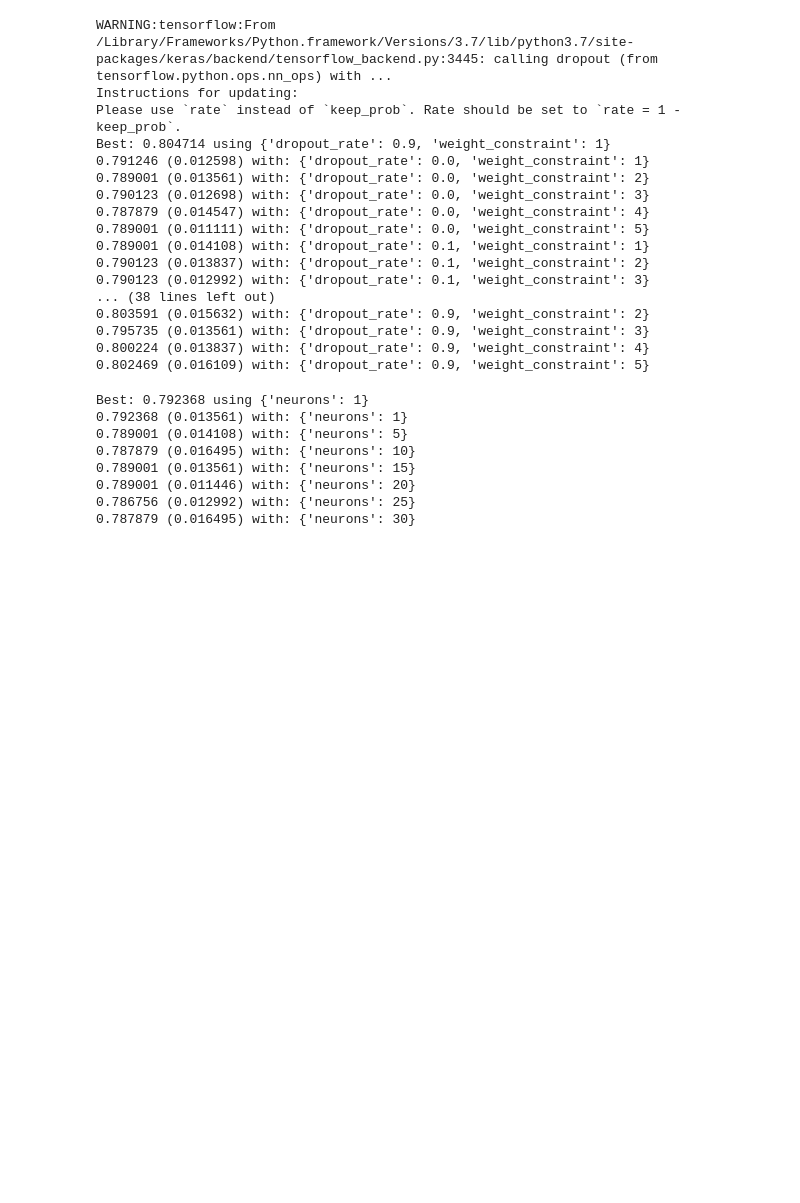
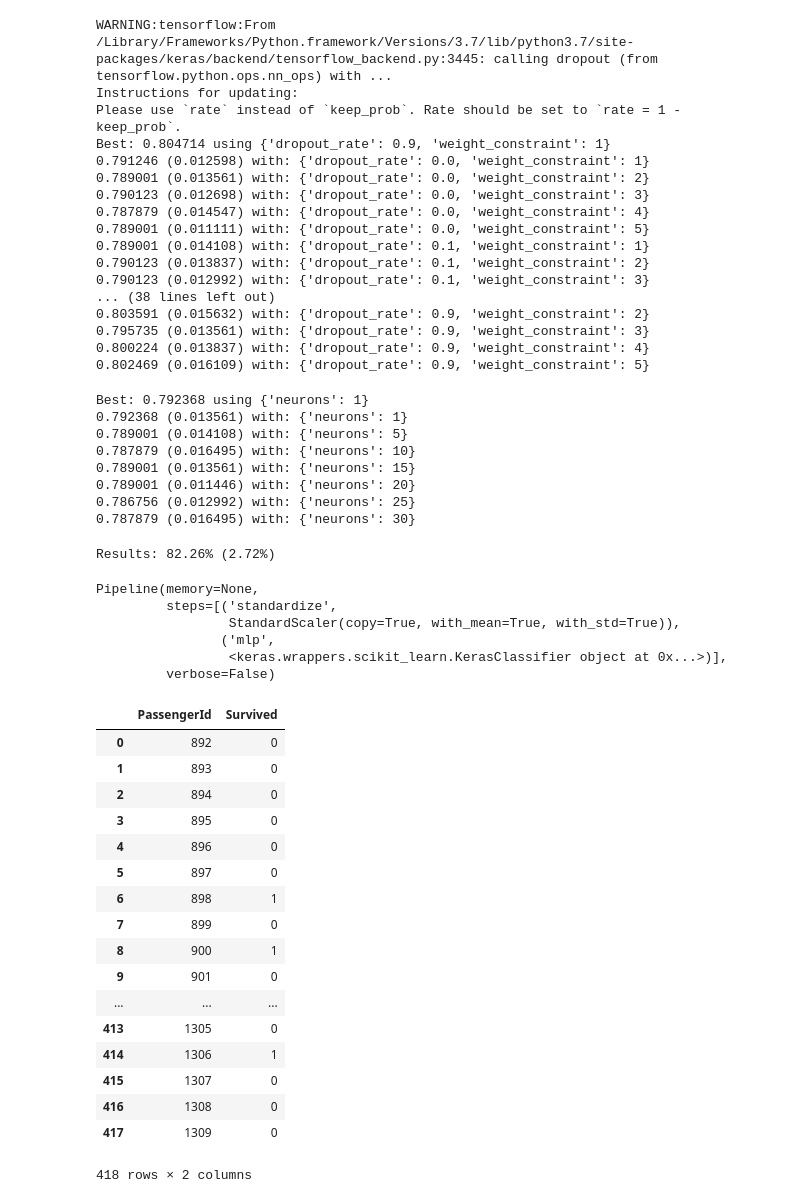
Before and after one commit to LikeMike81/Kaggle-Project-Titanic-Machine-Learning-from-Disaster, a Jupyter notebook: Untitled.ipynb, the cells around one changed output. Cells and saved outputs as stored; diff of their text form; code cells hidden in the pictures; blank space fills up the shorter version.

```diff
--- a/Untitled.ipynb
+++ b/Untitled.ipynb
@@ -392,6 +392,8 @@ Accuracy: 84.51%
 # %%
 kaggle=testdf_clean[['PassengerId', 'keras']]
 kaggle.columns = ['PassengerId', 'Survived']
+kaggle.Survived = kaggle.Survived.astype(int)
+kaggle.to_csv('titanic.csv', index=False)
 # %%
 kaggle.Survived = kaggle.Survived.astype(int)
 # %% [output]
@@ -751,0 +774,19 @@ Best: 0.792368 using {'neurons': 1}
+# %%
+estimators = []
+estimators.append(('standardize', StandardScaler()))
+estimators.append(('mlp', KerasClassifier(build_fn=create_baseline, epochs=100, batch_size=5, verbose=0)))
+pipeline = Pipeline(estimators)
+kfold = StratifiedKFold(n_splits=10, shuffle=True)
+results = cross_val_score(pipeline, X, encoded_Y, cv=kfold)
+print("Results: %.2f%% (%.2f%%)" % (results.mean()*100, results.std()*100))
+# %% [output]
+Results: 82.26% (2.72%)
+# %%
+pipeline.fit(X, y)
+# %% [output]
+Pipeline(memory=None,
+         steps=[('standardize',
+                 StandardScaler(copy=True, with_mean=True, with_std=True)),
+                ('mlp',
+                 <keras.wrappers.scikit_learn.KerasClassifier object at 0x...>)],
+         verbose=False)
@@ -751,0 +796,21 @@ Best: 0.792368 using {'neurons': 1}
+# %%
+kaggle
+# %% [output]
+|  | PassengerId | Survived |
+| 0 | 892 | 0 |
+| 1 | 893 | 0 |
+| 2 | 894 | 0 |
+| 3 | 895 | 0 |
+| 4 | 896 | 0 |
+| 5 | 897 | 0 |
+| 6 | 898 | 1 |
+| 7 | 899 | 0 |
+| 8 | 900 | 1 |
+| 9 | 901 | 0 |
+| ... | ... | ... |
+| 413 | 1305 | 0 |
+| 414 | 1306 | 1 |
+| 415 | 1307 | 0 |
+| 416 | 1308 | 0 |
+| 417 | 1309 | 0 |
+418 rows × 2 columns
```
Also changed, not shown: parts of 5 cells of this notebook.
